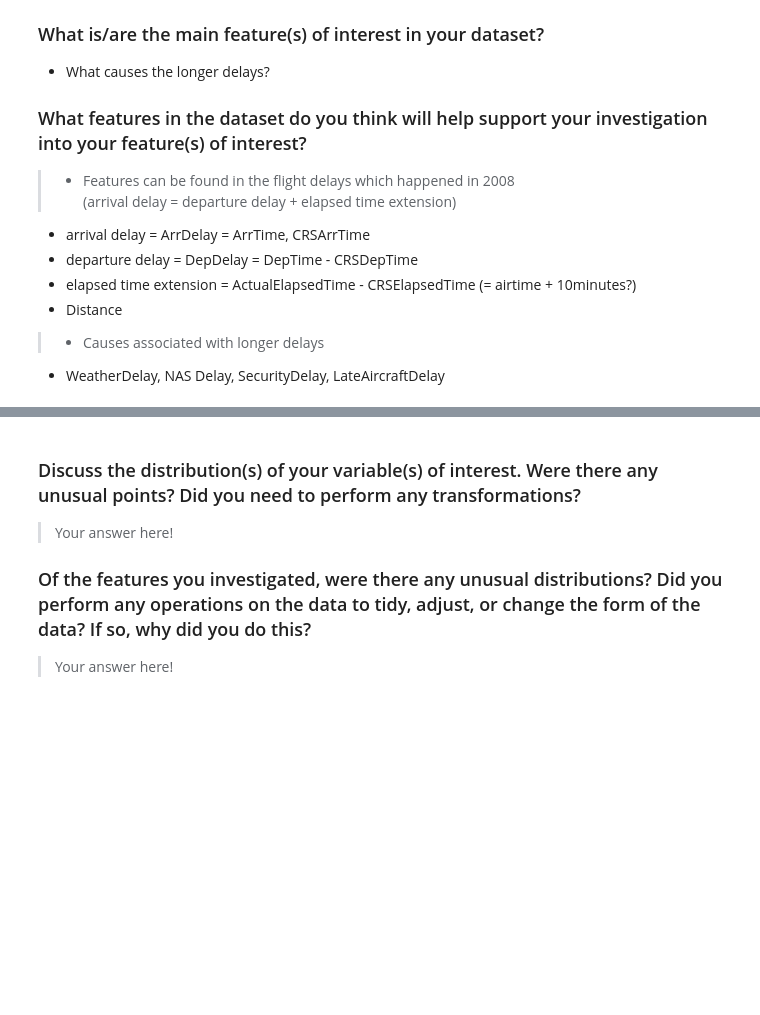
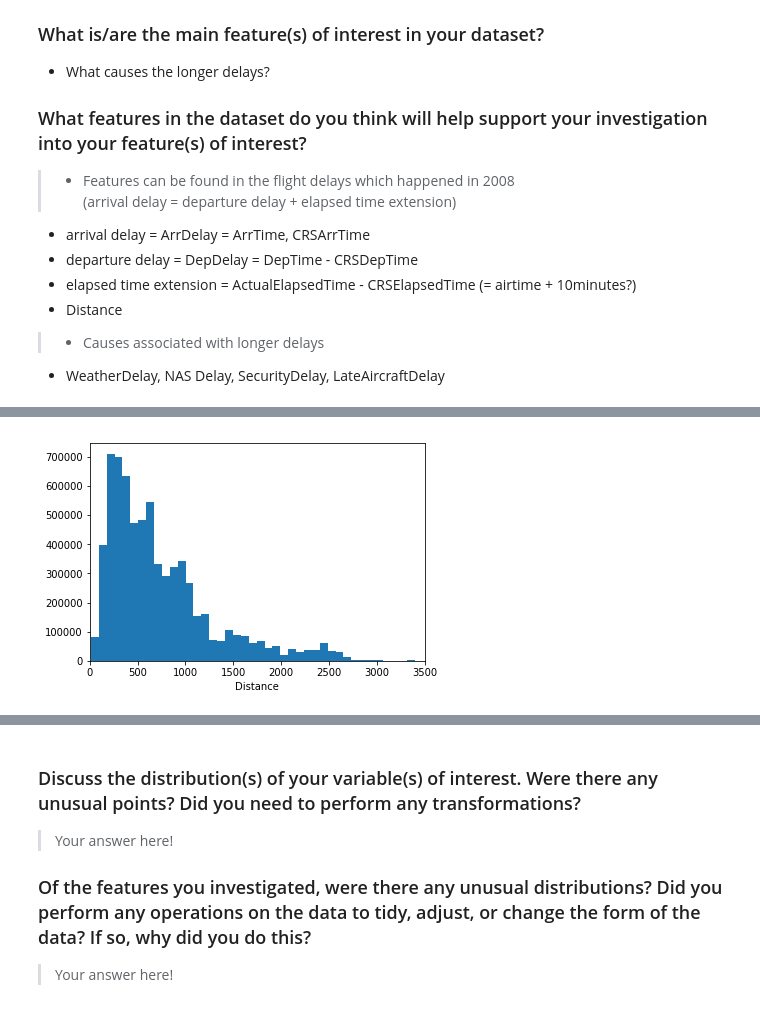
Before and after one commit to kudojp/FlightsDataAnalysis, a Jupyter notebook: exploration_template.ipynb, the cells around one changed output, grey strips where cells are left out. Saved outputs shown, nothing was run; the diff lists cells and outputs as text; code cells hidden in the pictures; blank space fills up the shorter version.

```diff
--- a/exploration_template.ipynb
+++ b/exploration_template.ipynb
@@ -240,0 +228,8 @@ df[df.AirTime < 5]
+# %%
+# take a closer look at the data in the x-range bwtween 0 and 3500.
+# set x-limit betweeen 0 and 3500
+plt.hist(data=df, x="Distance", bins=60)
+plt.xlabel("Distance")
+plt.xlim([0,3500]);
+# %% [output]
+[figure, added]
```
Also changed, not shown: parts of 90 cells of this notebook.
